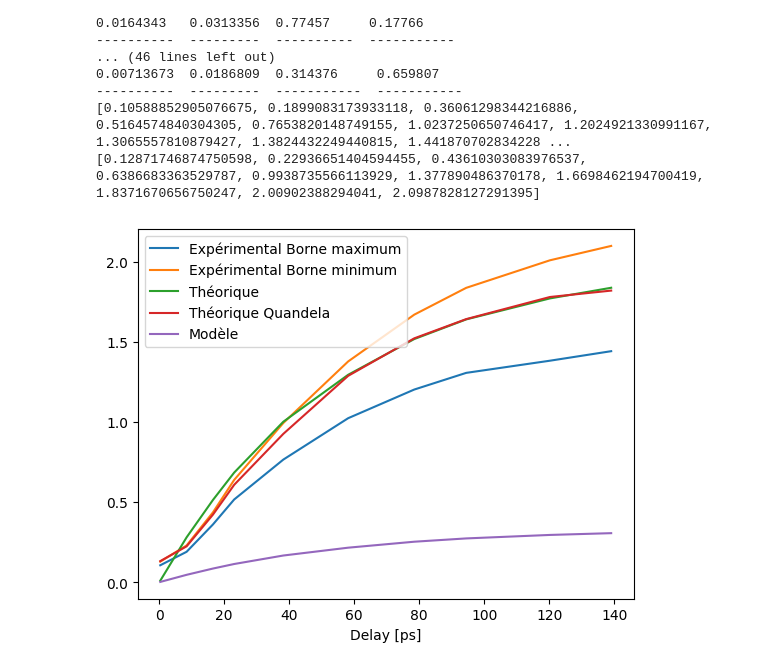
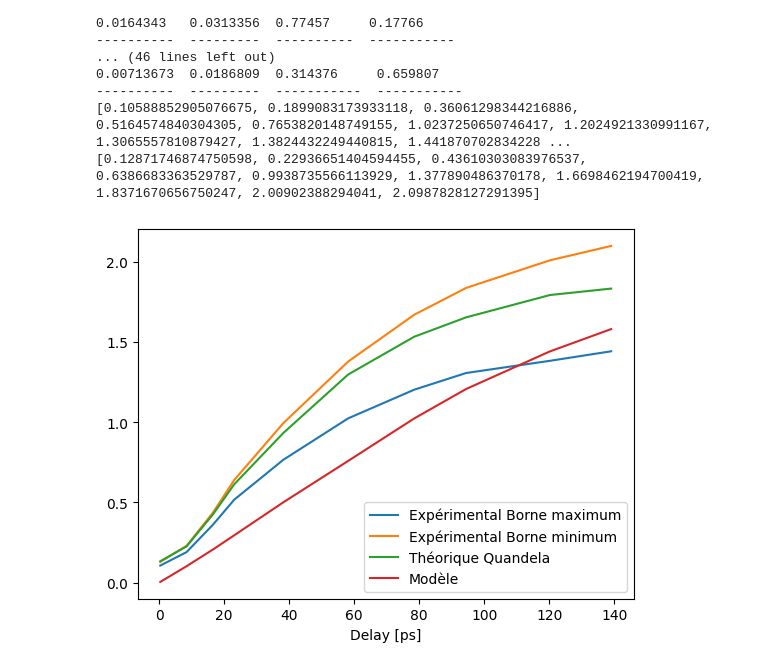
Before and after one commit to polyquantique/Perceval, a Jupyter notebook: perceval/polyquantique/SandboxSimon/Results/CNOTOutputDataThomas.ipynb, the cells around one changed output. Saved outputs shown, nothing was run; the diff lists cells and outputs as text; code cells hidden in the pictures.

```diff
--- a/perceval/polyquantique/SandboxSimon/Results/CNOTOutputDataThomas.ipynb
+++ b/perceval/polyquantique/SandboxSimon/Results/CNOTOutputDataThomas.ipynb
@@ -30,7 +30,7 @@ cnot.add((10, 11), pcvl.BS.H(pcvl.BS.r_to_theta(1/3)))
 cnot.add((9, 10), pcvl.BS.H())
 
 p = pcvl.Processor("Naive", cnot)
-p.set_postprocess(lambda s: (s[1] or s[2] or s[7] or s[8]) and (s[3] or s[4] or s[9] or s[10]))
+#p.set_postprocess(lambda s: (s[1] or s[2] or s[7] or s[8]) and (s[3] or s[4] or s[9] or s[10]))
 p.add_herald(0, 0)
 p.add_herald(5, 0)
 p.add_herald(6, 0)
@@ -82,7 +82,7 @@ modelVal = []
 for key,table in dictData.items():
     print(tabulate(table,headers='firstrow',tablefmt="fancy_grid"))
     print(Val[key])
-    modelVal.append(table[3][3]/(table[3][4]))
+    modelVal.append((table[3][3]/(table[3][4])))
 # %% [output]
 ╒════╤══════╤══════╤═══════════╤═══════════╕
 │    │   00 │   01 │        10 │        11 │
@@ -111,7 +111,8 @@ for name in names:
     valQuandela1.append(table[2][2]/table[2][3])
     valQuandela2.append(table[3][3]/table[3][2])
     valQuandela.append(table[3][3])
-    theoQuandela.append(2*(1-vHom))
+    Ms = (vHom-0.007)/(1-0.007)
+    theoQuandela.append(2*(1-Ms))
     print(tabulate(table))
 print(valQuandela1)
 print(valQuandela2)
@@ -136,12 +137,12 @@ print(valQuandela2)
 # %%
 plt.plot(delayValArr,valQuandela1,label = 'Expérimental Borne maximum')
 plt.plot(delayValArr,valQuandela2,label = 'Expérimental Borne minimum')
-plt.plot(delayValArr,Val.values(),label = 'Théorique')
+#plt.plot(delayValArr,Val.values(),label = 'Théorique')
 plt.plot(delayValArr,theoQuandela,label = 'Théorique Quandela')
 plt.plot(delayValArr,modelVal,label = 'Modèle')
 plt.xlabel('Delay [ps]')
 plt.ylabel('')
 plt.legend()
 plt.show()
 # %% [output]
-[figure, old version]
+[figure, new version]
```
Also changed, not shown: parts of 1 cell of this notebook, 3 other files.
